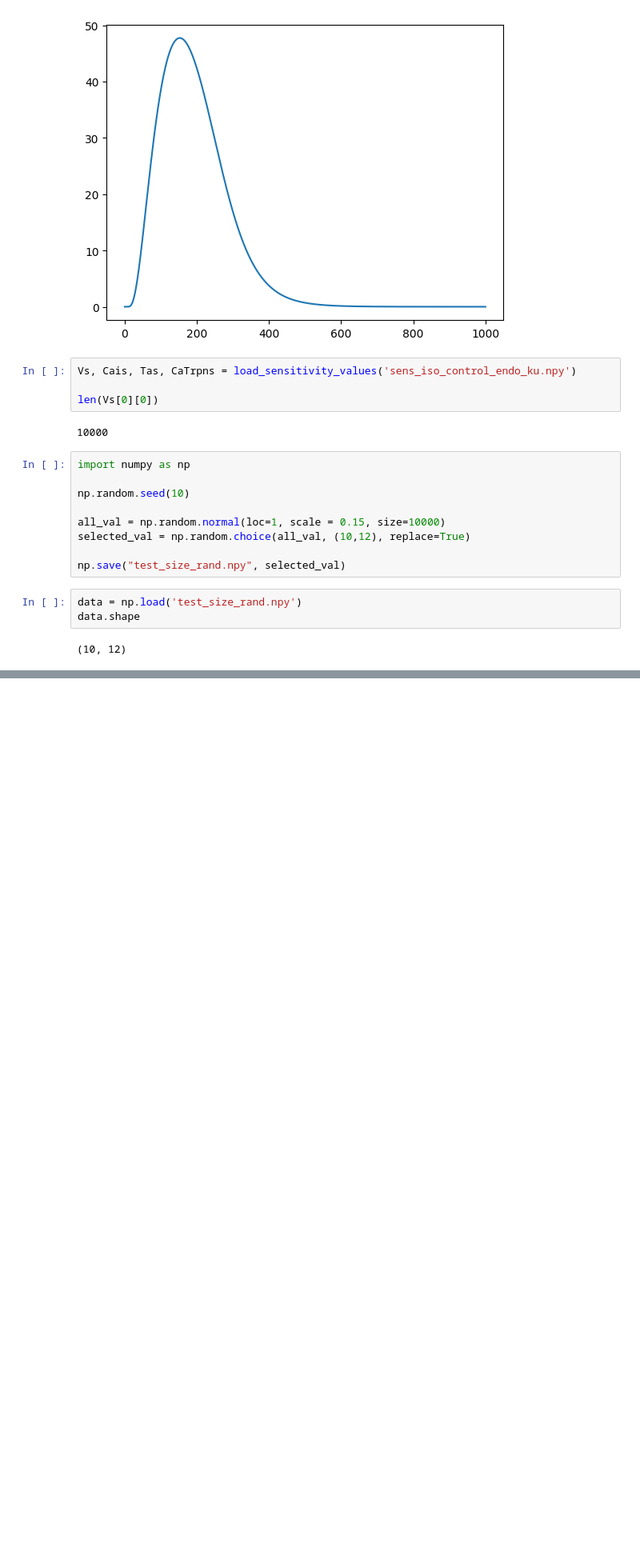
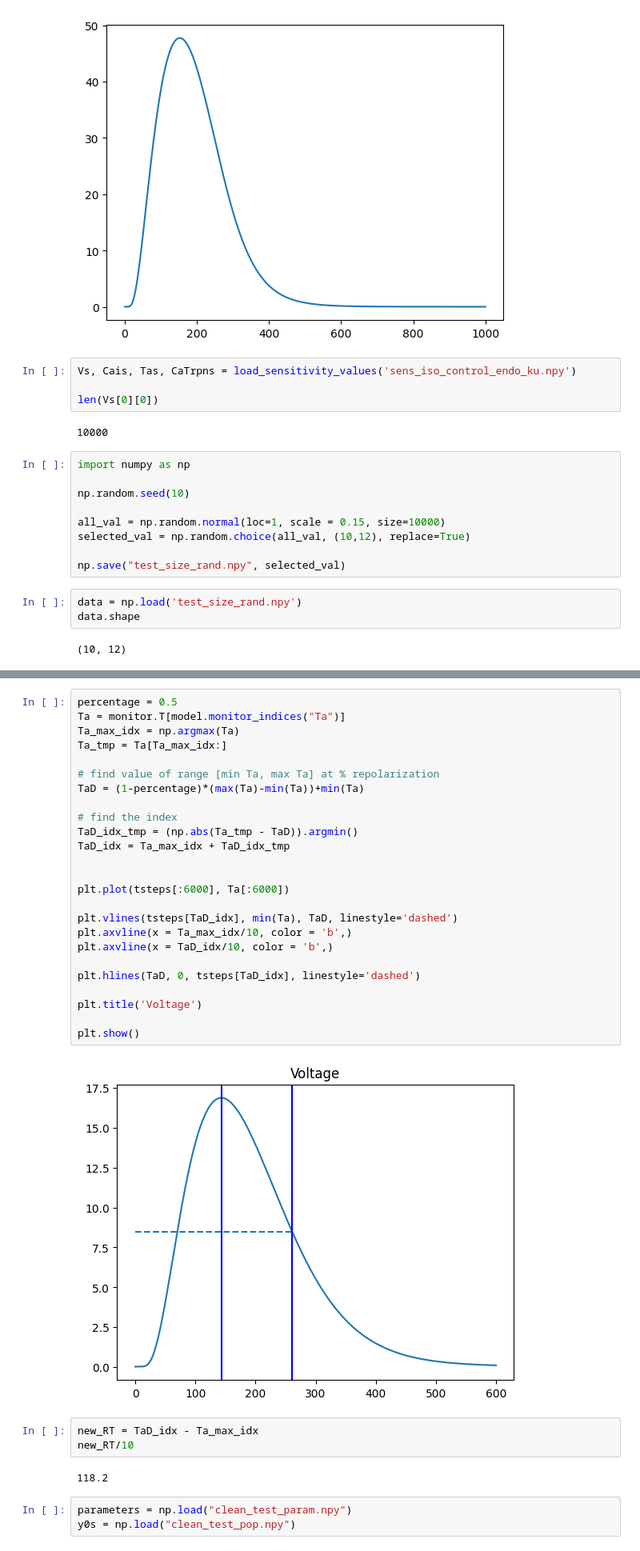
Before and after one commit to abraaum/master_project, a Jupyter notebook: Python/testing.ipynb, the cells around one changed output, grey strips where cells are left out. Shown at 80% size. Cells and saved outputs as stored; diff of their text form; blank space fills up the shorter version.

```diff
--- a/Python/testing.ipynb
+++ b/Python/testing.ipynb
@@ -1005,0 +1004,35 @@ NameError: name 'cell_type' is not defined
+# %%
+percentage = 0.5
+Ta = monitor.T[model.monitor_indices("Ta")]
+Ta_max_idx = np.argmax(Ta)
+Ta_tmp = Ta[Ta_max_idx:]
+
+# find value of range [min Ta, max Ta] at % repolarization
+TaD = (1-percentage)*(max(Ta)-min(Ta))+min(Ta)
+
+# find the index
+TaD_idx_tmp = (np.abs(Ta_tmp - TaD)).argmin()
+TaD_idx = Ta_max_idx + TaD_idx_tmp
+
+
+plt.plot(tsteps[:6000], Ta[:6000])
+
+plt.vlines(tsteps[TaD_idx], min(Ta), TaD, linestyle='dashed')
+plt.axvline(x = Ta_max_idx/10, color = 'b',)
+plt.axvline(x = TaD_idx/10, color = 'b',)
+
+plt.hlines(TaD, 0, tsteps[TaD_idx], linestyle='dashed')
+
+plt.title('Voltage')
+
+plt.show()
+# %% [output]
+[figure, added]
+# %%
+new_RT = TaD_idx - Ta_max_idx
+new_RT/10
+# %% [output]
+118.2
+# %%
+parameters = np.load("clean_test_param.npy")
+y0s = np.load("clean_test_pop.npy")
```
Also changed, not shown: parts of 11 cells of this notebook, 6 other files.
